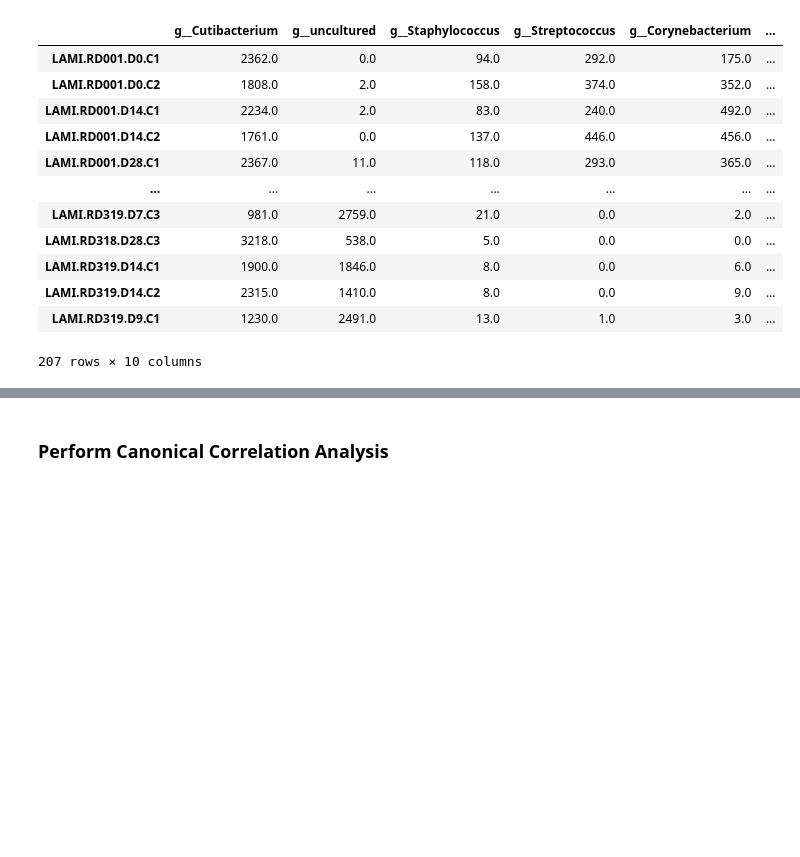
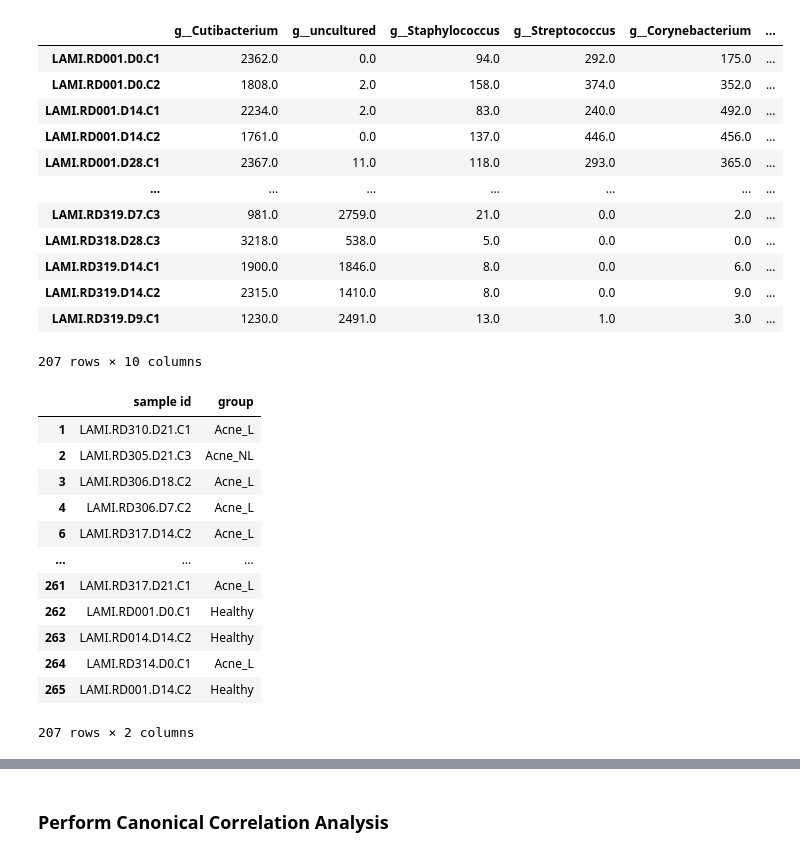
Before and after one commit to knightlab-analyses/Acne_Longitudinal_Microbiome, a Jupyter notebook: Notebooks/multi-omics_cca_V1V3_V4_metaB.ipynb, the cells around one changed output, grey strips where cells are left out. Saved outputs shown, nothing was run; the diff lists cells and outputs as text; code cells hidden in the pictures; blank space fills up the shorter version.

```diff
--- a/Notebooks/multi-omics_cca_V1V3_V4_metaB.ipynb
+++ b/Notebooks/multi-omics_cca_V1V3_V4_metaB.ipynb
@@ -136,6 +136,33 @@ V1V3_tbl_matched
 | LAMI.RD319.D14.C2 | 2315.0 | 1410.0 | 8.0 | 0.0 | 9.0 | ... |
 | LAMI.RD319.D9.C1 | 1230.0 | 2491.0 | 13.0 | 1.0 | 3.0 | ... |
 207 rows × 10 columns
+# %%
+# Save metadata for V1V3
+metadata_V1V3 = metadata[metadata['SampleID'].isin(V1V3_tbl_matched.index)]
+metadata_V1V3 = metadata_V1V3[['SampleID', 'group']]
+
+# Rename the first column to 'sample id'
+metadata_V1V3.rename(columns={metadata_V1V3.columns[0]: 'sample id'}, inplace=True)
+
+# Remove the name of the second column (set it to an empty string)
+metadata_V1V3.columns = ['sample id'] + ['' if i == 1 else col for i, col in enumerate(metadata_V1V3.columns[1:])]
+
+metadata_V1V3.to_csv('../Data/multi-omics/16S_V1V3/16S_V1V3_metaB-matched.csv', index=0)
+metadata_V1V3
+# %% [output]
+|  | sample id | group |
+| 1 | LAMI.RD310.D21.C1 | Acne_L |
+| 2 | LAMI.RD305.D21.C3 | Acne_NL |
+| 3 | LAMI.RD306.D18.C2 | Acne_L |
+| 4 | LAMI.RD306.D7.C2 | Acne_L |
+| 6 | LAMI.RD317.D14.C2 | Acne_L |
+| ... | ... | ... |
+| 261 | LAMI.RD317.D21.C1 | Acne_L |
+| 262 | LAMI.RD001.D0.C1 | Healthy |
+| 263 | LAMI.RD014.D14.C2 | Healthy |
+| 264 | LAMI.RD314.D0.C1 | Acne_L |
+| 265 | LAMI.RD001.D14.C2 | Healthy |
+207 rows × 2 columns
 # %%
 # Save as biom for mmvec
 V1V3_tbl_matched_transposed = V1V3_tbl_matched.T
```
Also changed, not shown: parts of 2 cells of this notebook, 17 other files.
